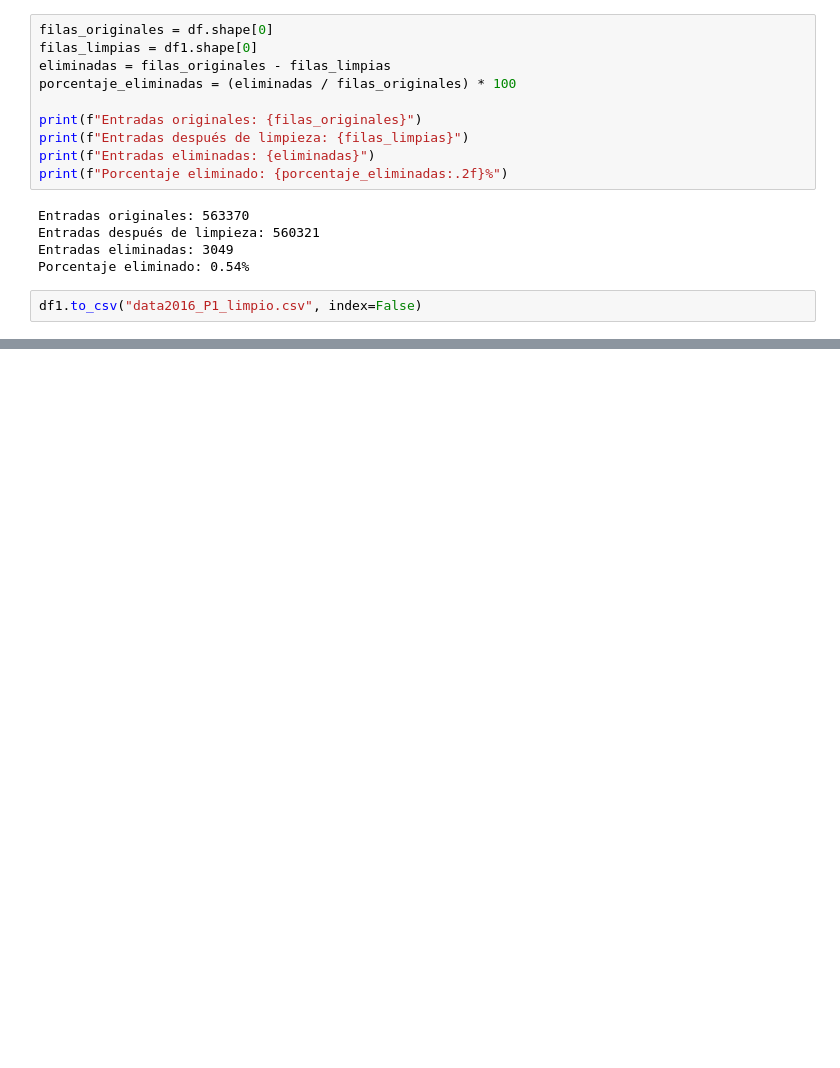
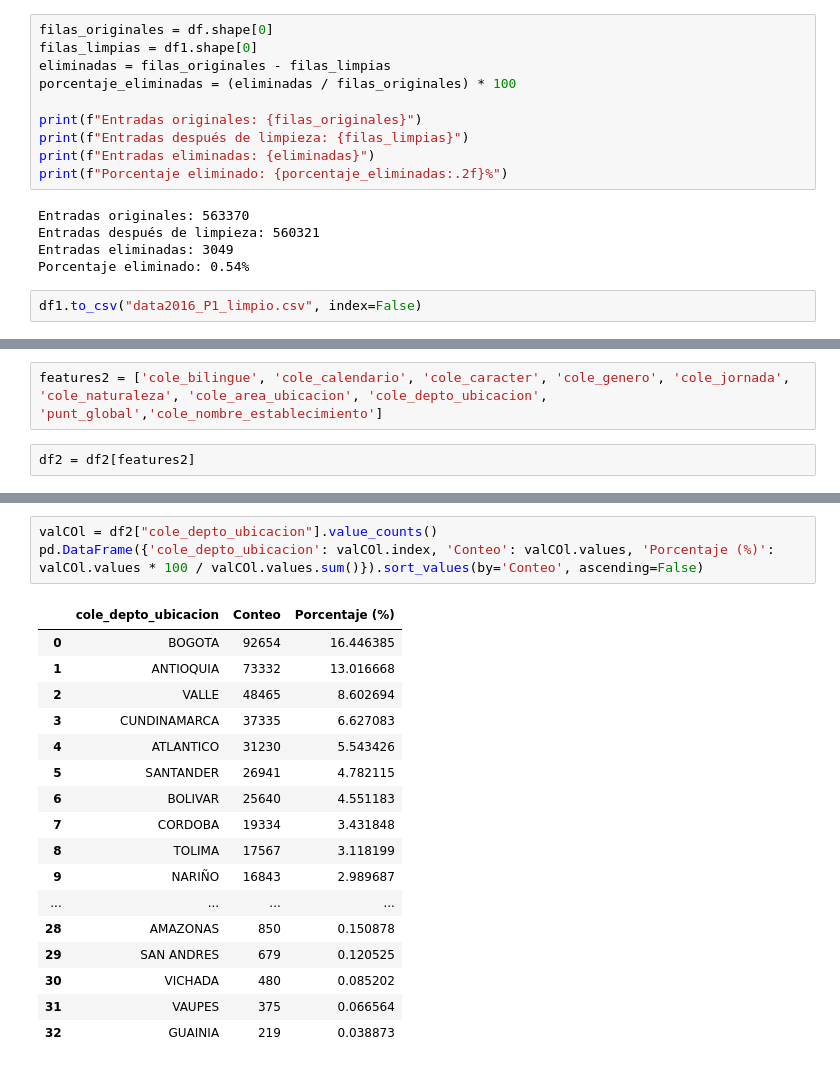
Before and after one commit to WilliamBayona/actd-proyecto2, a Jupyter notebook: limpieza.ipynb, the cells around one changed output, grey strips where cells are left out. Cells and saved outputs as stored; diff of their text form; blank space fills up the shorter version.

```diff
--- a/limpieza.ipynb
+++ b/limpieza.ipynb
@@ -500,0 +525,4 @@ df1.to_csv("data2016_P1_limpio.csv", index=False)
+# %%
+features2 = ['cole_bilingue', 'cole_calendario', 'cole_caracter', 'cole_genero', 'cole_jornada', 'cole_naturaleza', 'cole_area_ubicacion', 'cole_depto_ubicacion', 'punt_global','cole_nombre_establecimiento']
+# %%
+df2 = df2[features2]
@@ -500,0 +628,21 @@ df1.to_csv("data2016_P1_limpio.csv", index=False)
+# %%
+valCOl = df2["cole_depto_ubicacion"].value_counts()
+pd.DataFrame({'cole_depto_ubicacion': valCOl.index, 'Conteo': valCOl.values, 'Porcentaje (%)': valCOl.values * 100 / valCOl.values.sum()}).sort_values(by='Conteo', ascending=False)
+# %% [output]
+|  | cole_depto_ubicacion | Conteo | Porcentaje (%) |
+| 0 | BOGOTA | 92654 | 16.446385 |
+| 1 | ANTIOQUIA | 73332 | 13.016668 |
+| 2 | VALLE | 48465 | 8.602694 |
+| 3 | CUNDINAMARCA | 37335 | 6.627083 |
+| 4 | ATLANTICO | 31230 | 5.543426 |
+| 5 | SANTANDER | 26941 | 4.782115 |
+| 6 | BOLIVAR | 25640 | 4.551183 |
+| 7 | CORDOBA | 19334 | 3.431848 |
+| 8 | TOLIMA | 17567 | 3.118199 |
+| 9 | NARIÑO | 16843 | 2.989687 |
+| ... | ... | ... | ... |
+| 28 | AMAZONAS | 850 | 0.150878 |
+| 29 | SAN ANDRES | 679 | 0.120525 |
+| 30 | VICHADA | 480 | 0.085202 |
+| 31 | VAUPES | 375 | 0.066564 |
+| 32 | GUAINIA | 219 | 0.038873 |
```
Also changed, not shown: parts of 32 cells of this notebook, 1 other file.
